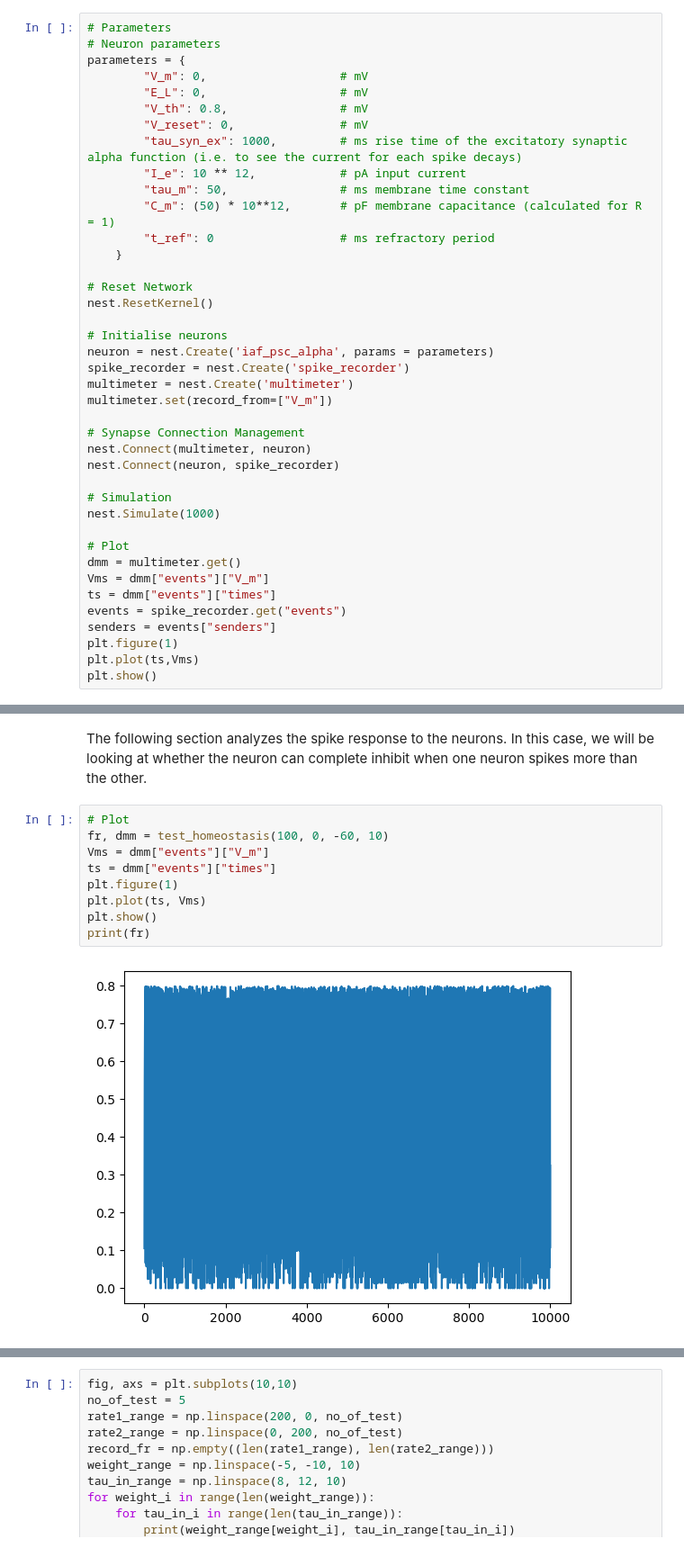
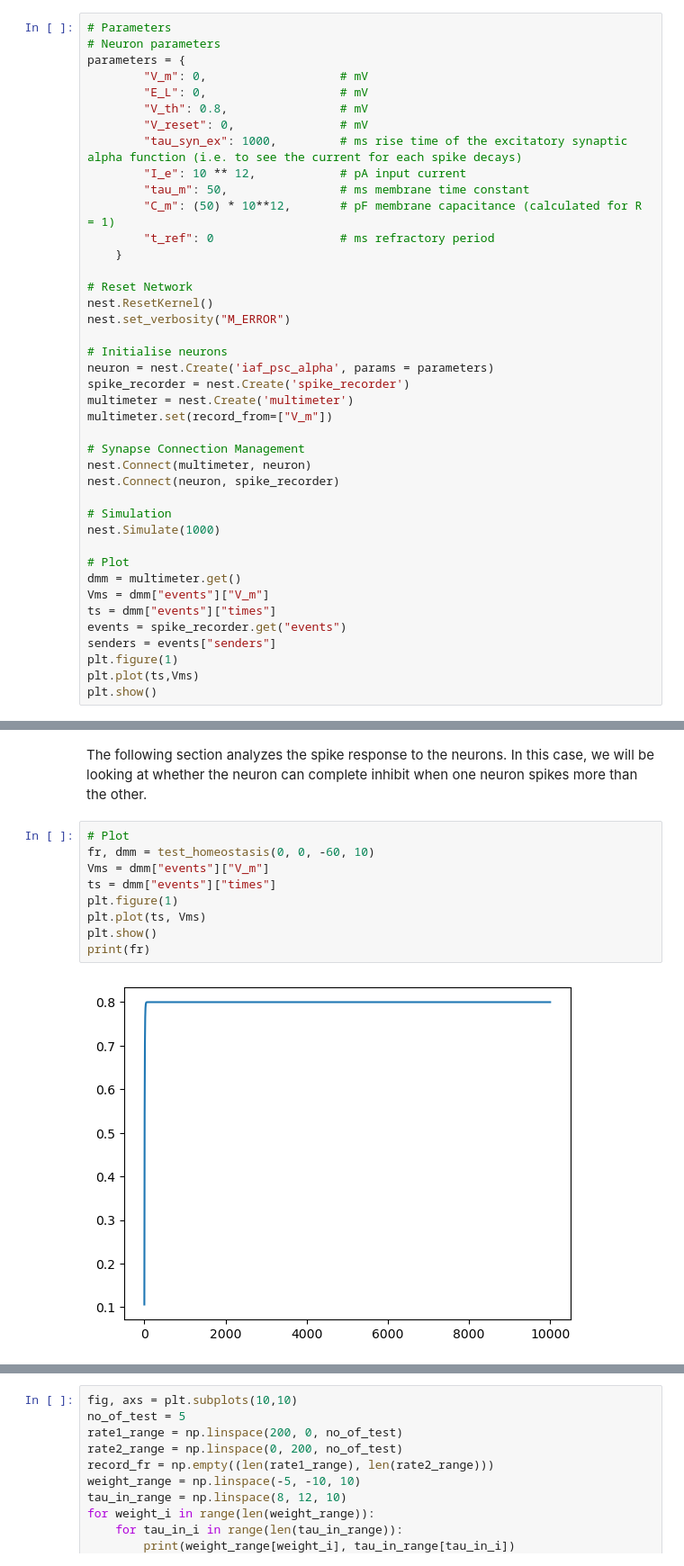
Before and after one commit to aung9htet/counting_snn, a Jupyter notebook: subitization_notebook.ipynb, the cells around one changed output, grey strips where cells are left out. Shown at 90% size. Drawn from its saved outputs; the diff is of its cells as text.

```diff
--- a/subitization_notebook.ipynb
+++ b/subitization_notebook.ipynb
@@ -111,6 +110,7 @@ parameters = {
 
 # Reset Network
 nest.ResetKernel()
+nest.set_verbosity("M_ERROR")
 
 # Initialise neurons
 neuron = nest.Create('iaf_psc_alpha', params = parameters)
@@ -914,12 +890,12 @@ def test_homeostasis(rate1, rate2, in_weight, tau_in = 1):
 The following section analyzes the spike response to the neurons. In this case, we will be looking at whether the neuron can complete inhibit when one neuron spikes more than the other.
 # %%
 # Plot
-fr, dmm = test_homeostasis(100, 0, -60, 10)
+fr, dmm = test_homeostasis(0, 0, -60, 10)
 Vms = dmm["events"]["V_m"]
 ts = dmm["events"]["times"]
 plt.figure(1)
 plt.plot(ts, Vms)
 plt.show()
 print(fr)
 # %% [output]
-[figure, old version]
+[figure, new version]
```
Also changed, not shown: parts of 28 cells of this notebook.
